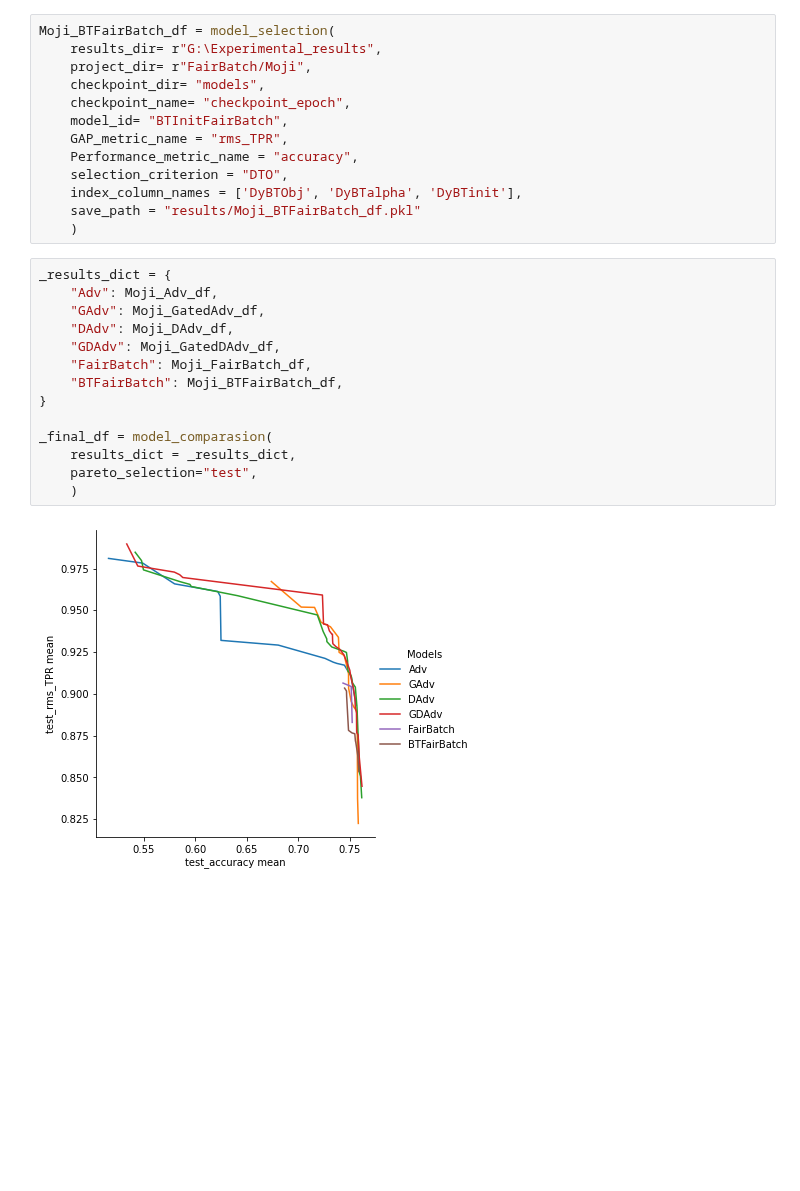
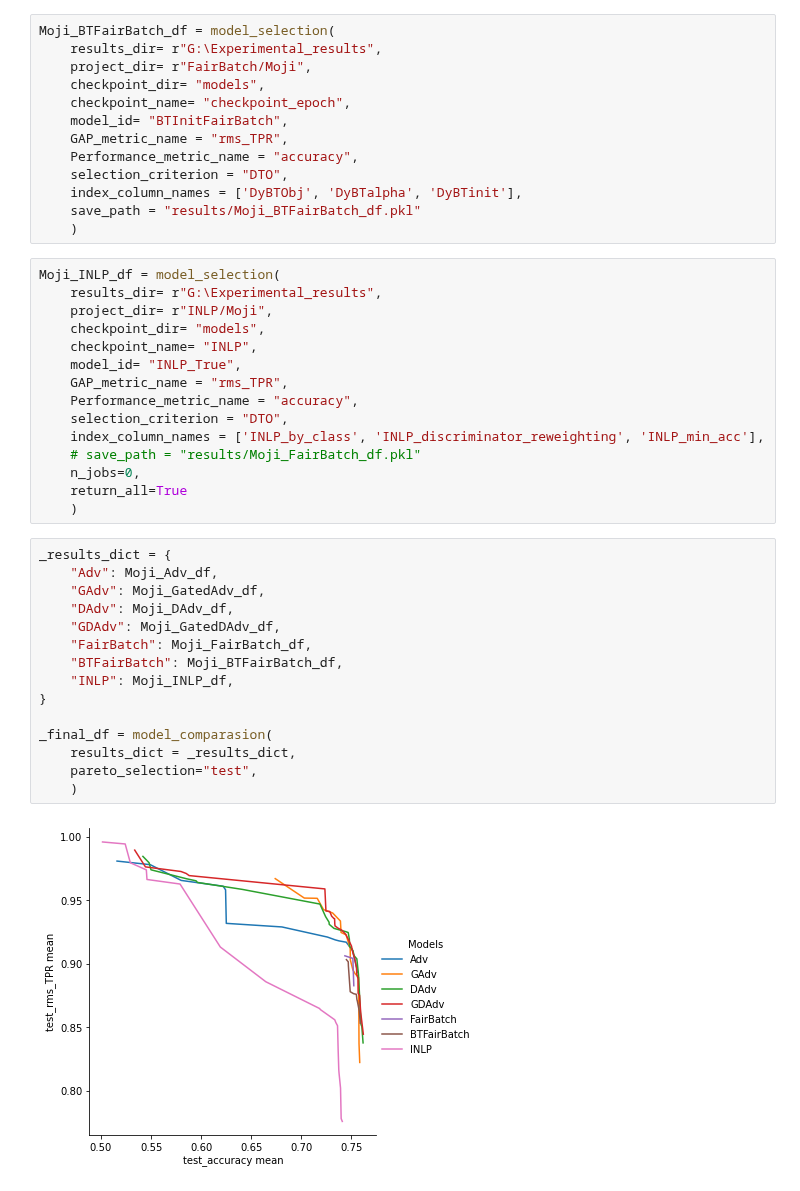
Before and after one commit to Libr-AI/fairlib, a Jupyter notebook: analysis/Moji_model_selection.ipynb, the cells around one changed output. Saved outputs shown, nothing was run; the diff lists cells and outputs as text; blank space fills up the shorter version.

Commit message:
Add INLP

```diff
--- a/analysis/Moji_model_selection.ipynb
+++ b/analysis/Moji_model_selection.ipynb
@@ -144,22 +144,38 @@ Moji_BTFairBatch_df = model_selection(
     index_column_names = ['DyBTObj', 'DyBTalpha', 'DyBTinit'],
     save_path = "results/Moji_BTFairBatch_df.pkl"
     )
+# %%
+Moji_INLP_df = model_selection(
+    results_dir= r"G:\Experimental_results",
+    project_dir= r"INLP/Moji",
+    checkpoint_dir= "models",
+    checkpoint_name= "INLP",
+    model_id= "INLP_True",
+    GAP_metric_name = "rms_TPR",
+    Performance_metric_name = "accuracy",
+    selection_criterion = "DTO",
+    index_column_names = ['INLP_by_class', 'INLP_discriminator_reweighting', 'INLP_min_acc'],
+    # save_path = "results/Moji_FairBatch_df.pkl"
+    n_jobs=0,
+    return_all=True
+    )
 # %%
 _results_dict = {
     "Adv": Moji_Adv_df,
     "GAdv": Moji_GatedAdv_df,
     "DAdv": Moji_DAdv_df,
     "GDAdv": Moji_GatedDAdv_df,
     "FairBatch": Moji_FairBatch_df,
     "BTFairBatch": Moji_BTFairBatch_df,
+    "INLP": Moji_INLP_df,
 }
 
 _final_df = model_comparasion(
     results_dict = _results_dict,
     pareto_selection="test",
     )
 # %% [output]
-[figure, old version]
+[figure, new version]
 # %%
 _final_df = model_comparasion(
     results_dict = _results_dict,
```
Also changed, not shown: parts of 1 cell of this notebook, 3 other files.
